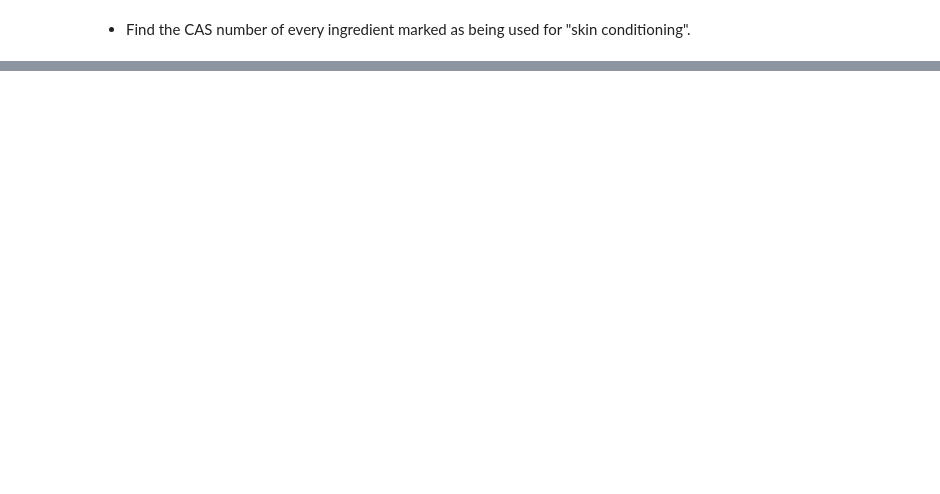
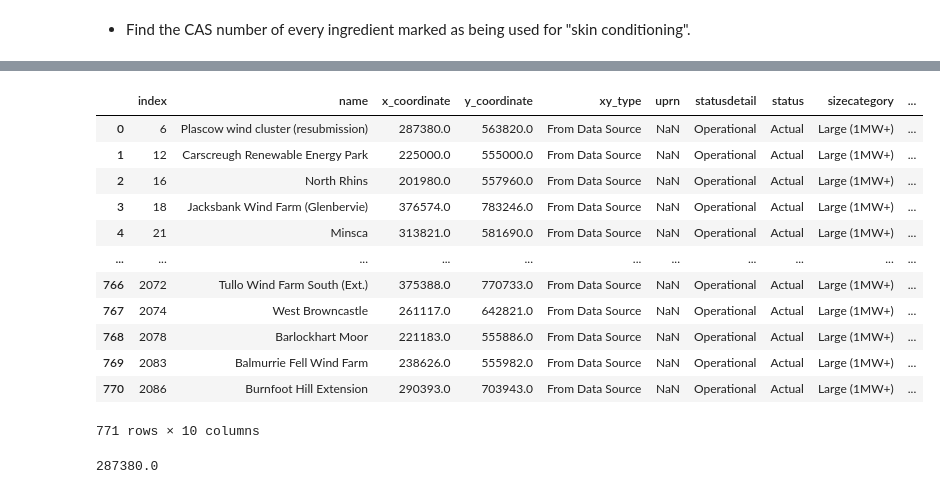
Before and after one commit to chdesvages/ddi-real-data-7mar23, a Jupyter notebook: presentation.ipynb, the cells around one changed output, grey strips where cells are left out. Saved outputs shown, nothing was run; the diff lists cells and outputs as text; code cells hidden in the pictures; blank space fills up the shorter version.

```diff
--- a/presentation.ipynb
+++ b/presentation.ipynb
@@ -83,0 +253,7 @@ energy.head(10)
+# %%
+# Remove rows which don't have details about status
+energy = energy.dropna(subset='statusdetail')
+
+# Find the statusdetail = 'potential'
+condition = energy['statusdetail'] == 'Potential'
+energy.loc[condition]
@@ -83,0 +288,21 @@ energy.head(10)
+# %%
+energy = energy.loc[energy['statusdetail'].str.contains('Operati')].reset_index()
+energy
+# %% [output]
+|  | index | name | x_coordinate | y_coordinate | xy_type | uprn | statusdetail | status | sizecategory | ... |
+| 0 | 6 | Plascow wind cluster (resubmission) | 287380.0 | 563820.0 | From Data Source | NaN | Operational | Actual | Large (1MW+) | ... |
+| 1 | 12 | Carscreugh Renewable Energy Park | 225000.0 | 555000.0 | From Data Source | NaN | Operational | Actual | Large (1MW+) | ... |
+| 2 | 16 | North Rhins | 201980.0 | 557960.0 | From Data Source | NaN | Operational | Actual | Large (1MW+) | ... |
+| 3 | 18 | Jacksbank Wind Farm (Glenbervie) | 376574.0 | 783246.0 | From Data Source | NaN | Operational | Actual | Large (1MW+) | ... |
+| 4 | 21 | Minsca | 313821.0 | 581690.0 | From Data Source | NaN | Operational | Actual | Large (1MW+) | ... |
+| ... | ... | ... | ... | ... | ... | ... | ... | ... | ... | ... |
+| 766 | 2072 | Tullo Wind Farm South (Ext.) | 375388.0 | 770733.0 | From Data Source | NaN | Operational | Actual | Large (1MW+) | ... |
+| 767 | 2074 | West Browncastle | 261117.0 | 642821.0 | From Data Source | NaN | Operational | Actual | Large (1MW+) | ... |
+| 768 | 2078 | Barlockhart Moor | 221183.0 | 555886.0 | From Data Source | NaN | Operational | Actual | Large (1MW+) | ... |
+| 769 | 2083 | Balmurrie Fell Wind Farm | 238626.0 | 555982.0 | From Data Source | NaN | Operational | Actual | Large (1MW+) | ... |
+| 770 | 2086 | Burnfoot Hill Extension | 290393.0 | 703943.0 | From Data Source | NaN | Operational | Actual | Large (1MW+) | ... |
+771 rows × 10 columns
+# %%
+energy.loc[6, 'x_coordinate']
+# %% [output]
+287380.0
```
Also changed, not shown: parts of 24 cells of this notebook.
